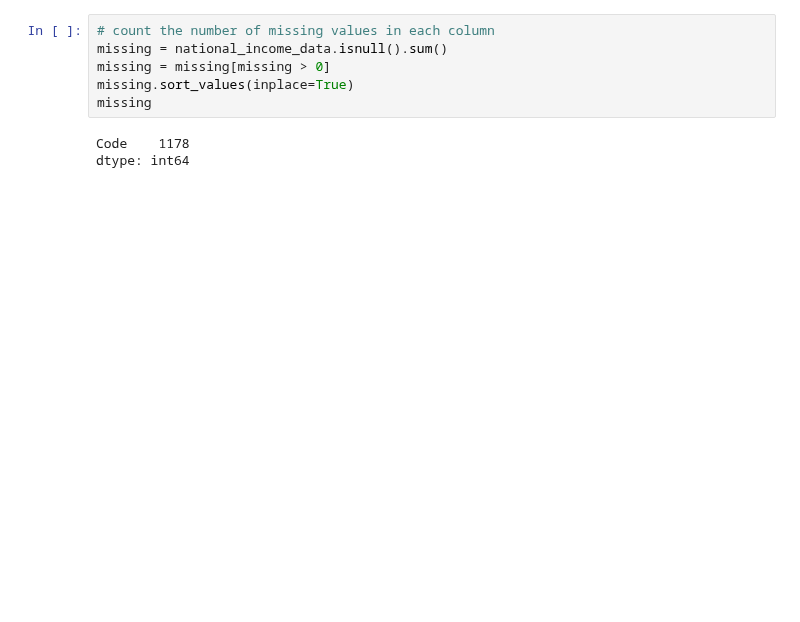
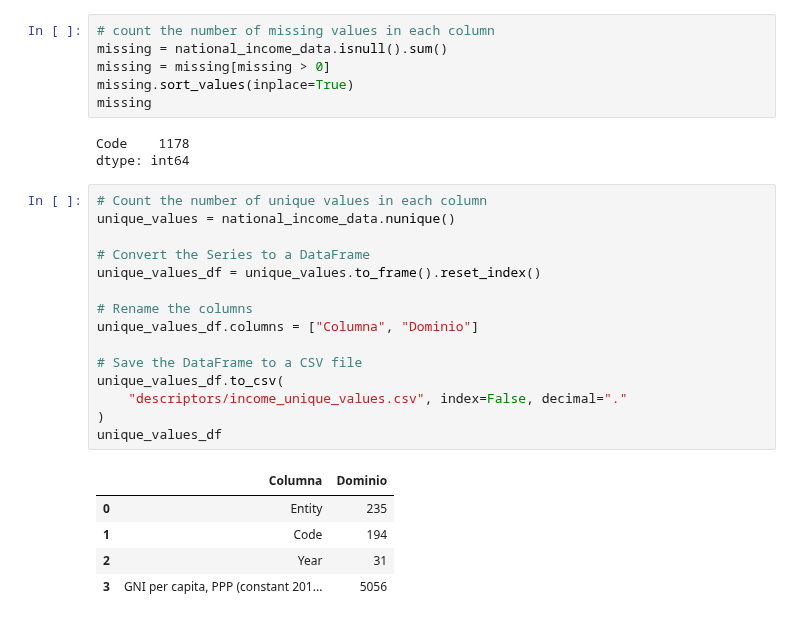
Before and after one commit to agutierrezmorag/olympic-games-datamart, a Jupyter notebook: income.ipynb, the cells around one changed output. Saved outputs shown, nothing was run; the diff lists cells and outputs as text; blank space fills up the shorter version.

```diff
--- a/income.ipynb
+++ b/income.ipynb
@@ -74,3 +74,24 @@ missing
 # %% [output]
 Code    1178
 dtype: int64
+# %%
+# Count the number of unique values in each column
+unique_values = national_income_data.nunique()
+
+# Convert the Series to a DataFrame
+unique_values_df = unique_values.to_frame().reset_index()
+
+# Rename the columns
+unique_values_df.columns = ["Columna", "Dominio"]
+
+# Save the DataFrame to a CSV file
+unique_values_df.to_csv(
+    "descriptors/income_unique_values.csv", index=False, decimal="."
+)
+unique_values_df
+# %% [output]
+|  | Columna | Dominio |
+| 0 | Entity | 235 |
+| 1 | Code | 194 |
+| 2 | Year | 31 |
+| 3 | GNI per capita, PPP (constant 201... | 5056 |
```
Also changed, not shown: 8 other files.
